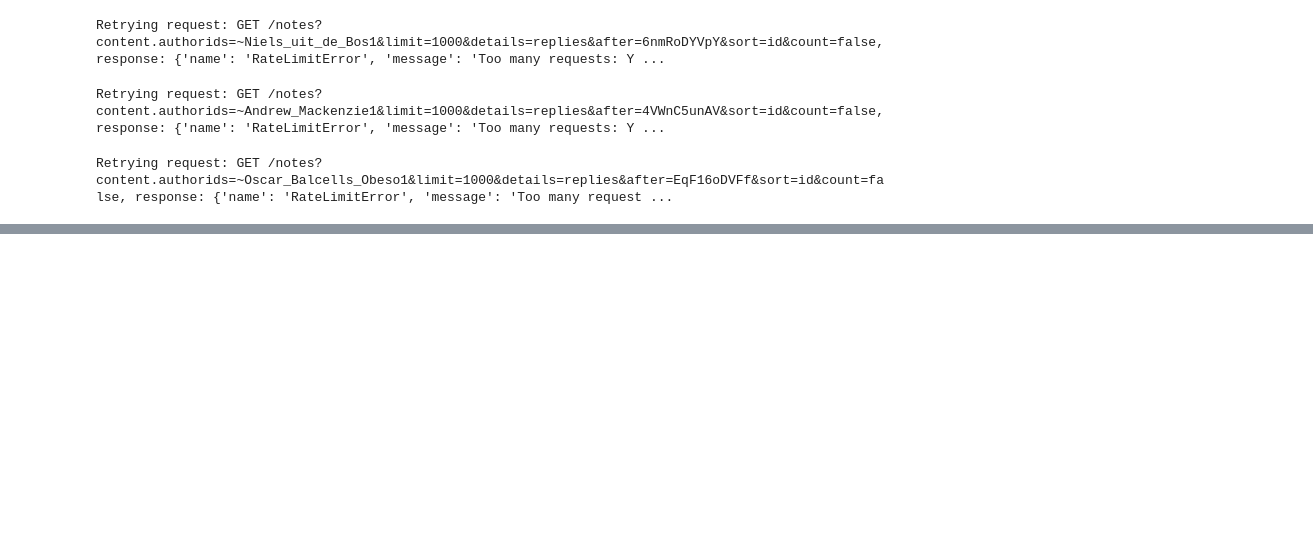
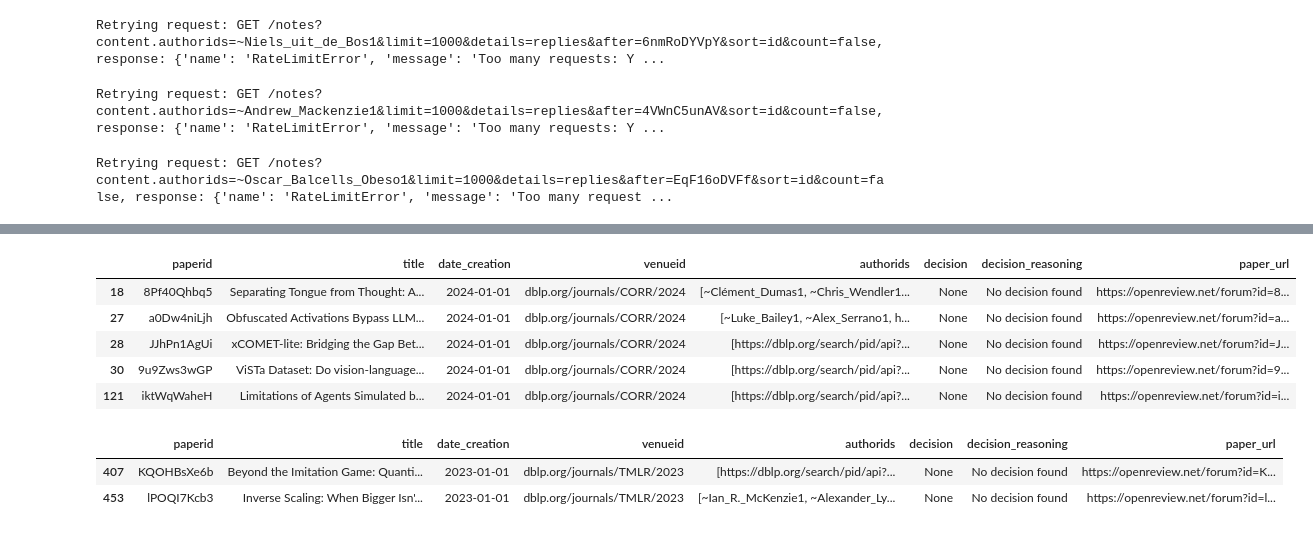
Before and after one commit to Lovkush-A/test-openreview, a Jupyter notebook: test_openreview.ipynb, the cells around one changed output, grey strips where cells are left out. Cells and saved outputs as stored; diff of their text form; code cells hidden in the pictures; blank space fills up the shorter version.

```diff
--- a/test_openreview.ipynb
+++ b/test_openreview.ipynb
@@ -295,0 +392,17 @@ paper_id = "c6ewu0sufB"
+# %%
+df[(df['venueid'].str.contains('dblp.org/journals/CORR/2024')) & (df['decision'].isna())].head(5)
+
+# doing some searching seems to show that dblp is just some subset of arxiv?? and openreview for some reason indexes this...? does not actually seem to be any kind of review or conference.
+# %% [output]
+|  | paperid | title | date_creation | venueid | authorids | decision | decision_reasoning | paper_url |
+| 18 | 8Pf40Qhbq5 | Separating Tongue from Thought: A... | 2024-01-01 | dblp.org/journals/CORR/2024 | [~Clément_Dumas1, ~Chris_Wendler1... | None | No decision found | https://openreview.net/forum?id=8... |
+| 27 | a0Dw4niLjh | Obfuscated Activations Bypass LLM... | 2024-01-01 | dblp.org/journals/CORR/2024 | [~Luke_Bailey1, ~Alex_Serrano1, h... | None | No decision found | https://openreview.net/forum?id=a... |
+| 28 | JJhPn1AgUi | xCOMET-lite: Bridging the Gap Bet... | 2024-01-01 | dblp.org/journals/CORR/2024 | [https://dblp.org/search/pid/api?... | None | No decision found | https://openreview.net/forum?id=J... |
+| 30 | 9u9Zws3wGP | ViSTa Dataset: Do vision-language... | 2024-01-01 | dblp.org/journals/CORR/2024 | [https://dblp.org/search/pid/api?... | None | No decision found | https://openreview.net/forum?id=9... |
+| 121 | iktWqWaheH | Limitations of Agents Simulated b... | 2024-01-01 | dblp.org/journals/CORR/2024 | [https://dblp.org/search/pid/api?... | None | No decision found | https://openreview.net/forum?id=i... |
+# %%
+df[(df['venueid'].str.contains('TMLR')) & (df['decision'].isna())].head(5)
+# %% [output]
+|  | paperid | title | date_creation | venueid | authorids | decision | decision_reasoning | paper_url |
+| 407 | KQOHBsXe6b | Beyond the Imitation Game: Quanti... | 2023-01-01 | dblp.org/journals/TMLR/2023 | [https://dblp.org/search/pid/api?... | None | No decision found | https://openreview.net/forum?id=K... |
+| 453 | lPOQI7Kcb3 | Inverse Scaling: When Bigger Isn'... | 2023-01-01 | dblp.org/journals/TMLR/2023 | [~Ian_R._McKenzie1, ~Alexander_Ly... | None | No decision found | https://openreview.net/forum?id=l... |
```
Also changed, not shown: parts of 21 cells of this notebook.
